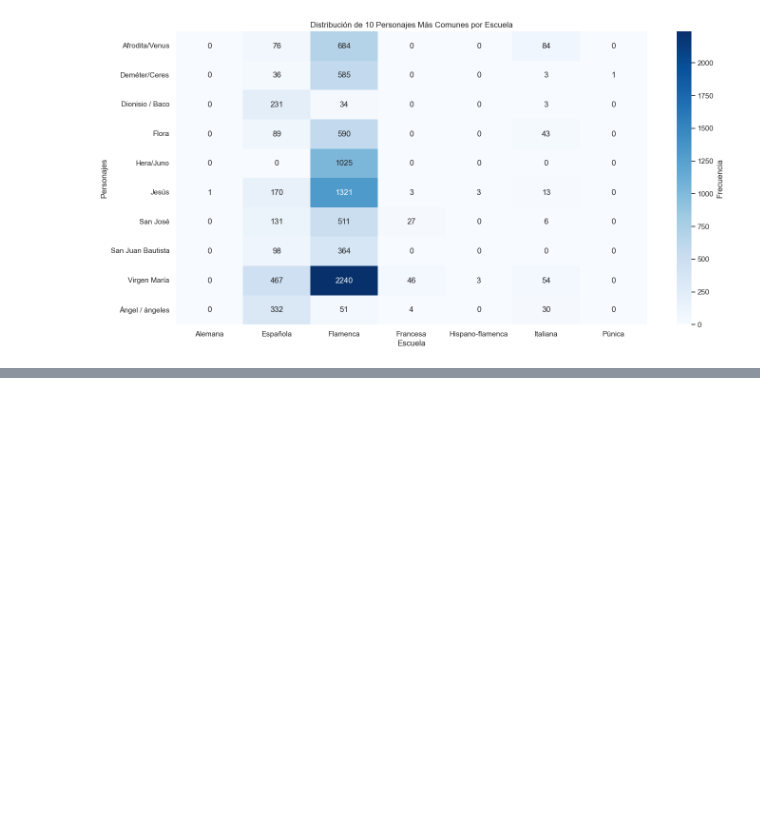
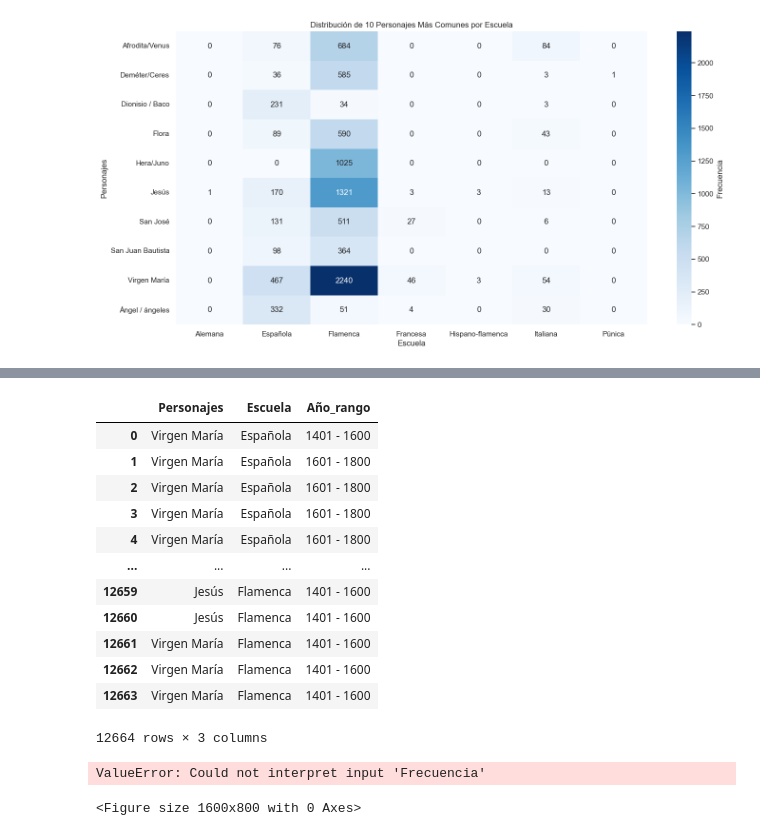
Before and after one commit to karmelealonso/project_final, a Jupyter notebook: notebooks/Estudio_analitico_iconografia.ipynb, the cells around one changed output, grey strips where cells are left out. Drawn from its saved outputs; the diff is of its cells as text; code cells hidden in the pictures; blank space fills up the shorter version.

```diff
--- a/notebooks/Estudio_analitico_iconografia.ipynb
+++ b/notebooks/Estudio_analitico_iconografia.ipynb
@@ -1027,0 +1063,23 @@ plt.show()
+# %%
+personajes_escuela_año_rango = obras_completo[['Personajes', 'Escuela', 'Año_rango']]
+# %%
+personajes_escuela_año_rango = personajes_escuela_año_rango[personajes_escuela_año_rango['Personajes'] != 'Desconocidos']
+
+# Restablecer los índices después de eliminar las filas
+personajes_escuela_año_rango = personajes_escuela_año_rango.reset_index(drop=True)
+# %%
+personajes_escuela_año_rango
+# %% [output]
+|  | Personajes | Escuela | Año_rango |
+| 0 | Virgen María | Española | 1401 - 1600 |
+| 1 | Virgen María | Española | 1601 - 1800 |
+| 2 | Virgen María | Española | 1601 - 1800 |
+| 3 | Virgen María | Española | 1601 - 1800 |
+| 4 | Virgen María | Española | 1601 - 1800 |
+| ... | ... | ... | ... |
+| 12659 | Jesús | Flamenca | 1401 - 1600 |
+| 12660 | Jesús | Flamenca | 1401 - 1600 |
+| 12661 | Virgen María | Flamenca | 1401 - 1600 |
+| 12662 | Virgen María | Flamenca | 1401 - 1600 |
+| 12663 | Virgen María | Flamenca | 1401 - 1600 |
+12664 rows × 3 columns
@@ -1027,0 +1091,20 @@ plt.show()
+# %%
+frecuencia_personajes_escuela_año_rango = personajes_escuela_año_rango.groupby(['Personajes', 'Escuela', 'Año_rango']).size().reset_index(name='Frecuencia')
+
+df_filtrado = personajes_escuela_año_rango[
+    (personajes_escuela_año_rango['Personajes'].isin(personajes_interes)) &
+    (personajes_escuela_año_rango['Escuela'].isin(escuelas_interes)) &
+    (personajes_escuela_año_rango['Año_rango'] == ('(-400), 2000'))
+]
+
+# Gráfico de barras apiladas
+plt.figure(figsize=(16, 8))
+sns.barplot(x='Personajes', y='Frecuencia', data=df_filtrado, hue='Escuela')
+plt.title('Personajes más Comunes en Escuelas específicas durante a lo largo de los años')
+plt.xlabel('Personajes')
+plt.ylabel('Frecuencia')
+plt.legend(title='Escuela')
+plt.show()
+# %% [output]
+ValueError: Could not interpret input 'Frecuencia'
+<Figure size 1600x800 with 0 Axes>
```
Also changed, not shown: parts of 38 cells of this notebook.
